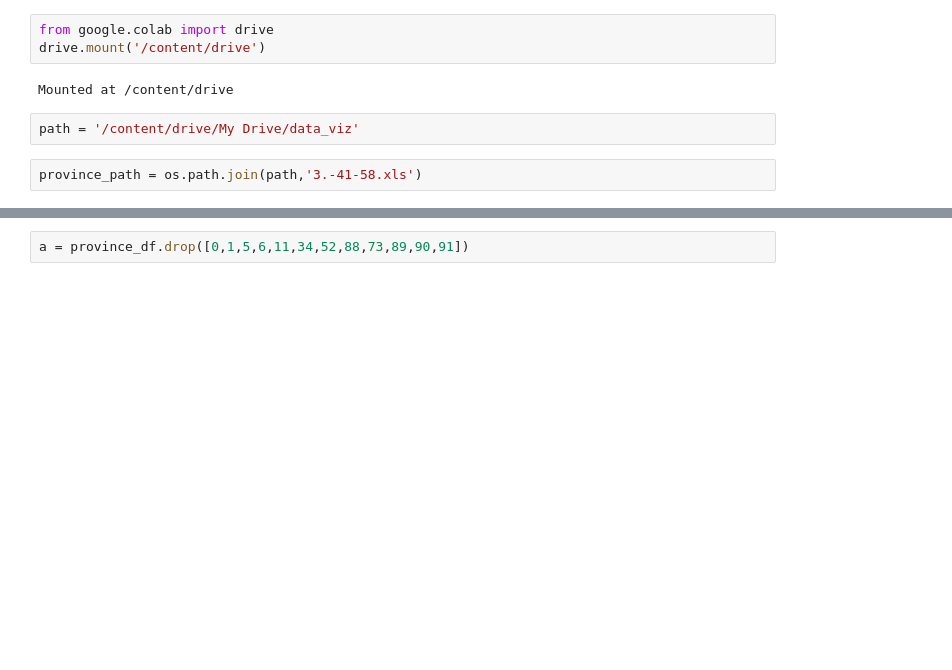
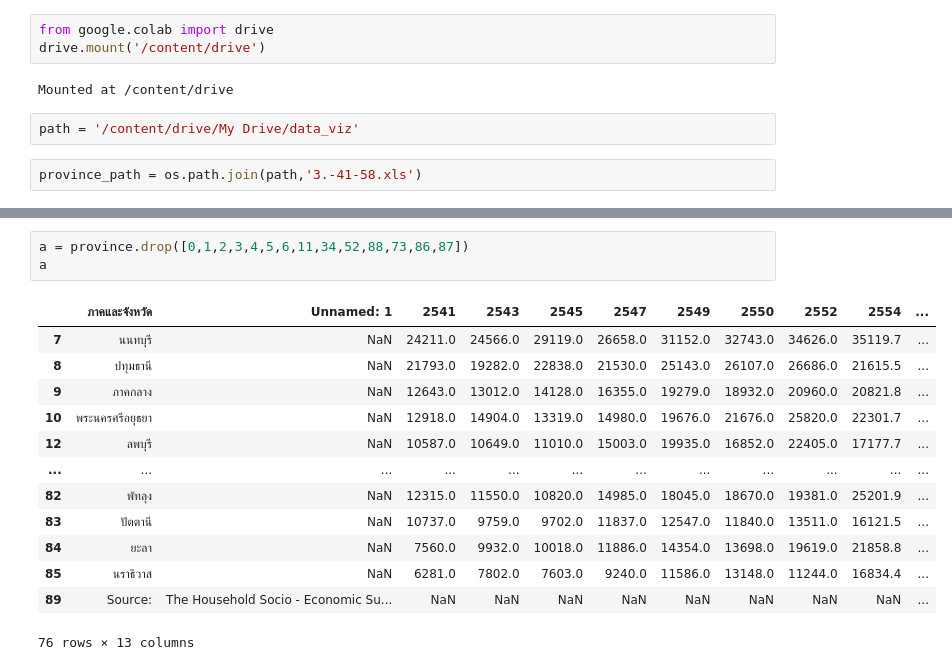
Before and after one commit to MeenTers/KKU_data_mining, a Jupyter notebook: Quiz2.ipynb, the cells around one changed output, grey strips where cells are left out. Cells and saved outputs as stored; diff of their text form; blank space fills up the shorter version.

```diff
--- a/Quiz2.ipynb
+++ b/Quiz2.ipynb
@@ -32,5 +49,20 @@ province_df
 # %%
-a = province_df.drop([0,1,5,6,11,34,52,88,73,89,90,91])
+a = province.drop([0,1,2,3,4,5,6,11,34,52,88,73,86,87])
+a
+# %% [output]
+|  | ภาคและจังหวัด | Unnamed: 1 | 2541 | 2543 | 2545 | 2547 | 2549 | 2550 | 2552 | 2554 | ... |
+| 7 | นนทบุรี | NaN | 24211.0 | 24566.0 | 29119.0 | 26658.0 | 31152.0 | 32743.0 | 34626.0 | 35119.7 | ... |
+| 8 | ปทุมธานี | NaN | 21793.0 | 19282.0 | 22838.0 | 21530.0 | 25143.0 | 26107.0 | 26686.0 | 21615.5 | ... |
+| 9 | ภาคกลาง | NaN | 12643.0 | 13012.0 | 14128.0 | 16355.0 | 19279.0 | 18932.0 | 20960.0 | 20821.8 | ... |
+| 10 | พระนครศรีอยุธยา | NaN | 12918.0 | 14904.0 | 13319.0 | 14980.0 | 19676.0 | 21676.0 | 25820.0 | 22301.7 | ... |
+| 12 | ลพบุรี | NaN | 10587.0 | 10649.0 | 11010.0 | 15003.0 | 19935.0 | 16852.0 | 22405.0 | 17177.7 | ... |
+| ... | ... | ... | ... | ... | ... | ... | ... | ... | ... | ... | ... |
+| 82 | พัทลุง | NaN | 12315.0 | 11550.0 | 10820.0 | 14985.0 | 18045.0 | 18670.0 | 19381.0 | 25201.9 | ... |
+| 83 | ปัตตานี | NaN | 10737.0 | 9759.0 | 9702.0 | 11837.0 | 12547.0 | 11840.0 | 13511.0 | 16121.5 | ... |
+| 84 | ยะลา | NaN | 7560.0 | 9932.0 | 10018.0 | 11886.0 | 14354.0 | 13698.0 | 19619.0 | 21858.8 | ... |
+| 85 | นราธิวาส | NaN | 6281.0 | 7802.0 | 7603.0 | 9240.0 | 11586.0 | 13148.0 | 11244.0 | 16834.4 | ... |
+| 89 | Source: | The Household Socio - Economic Su... | NaN | NaN | NaN | NaN | NaN | NaN | NaN | NaN | ... |
+76 rows × 13 columns
 # %%
 a.drop(columns=['Unnamed: 1'])
 # %% [output]
```
Also changed, not shown: parts of 8 cells of this notebook.
